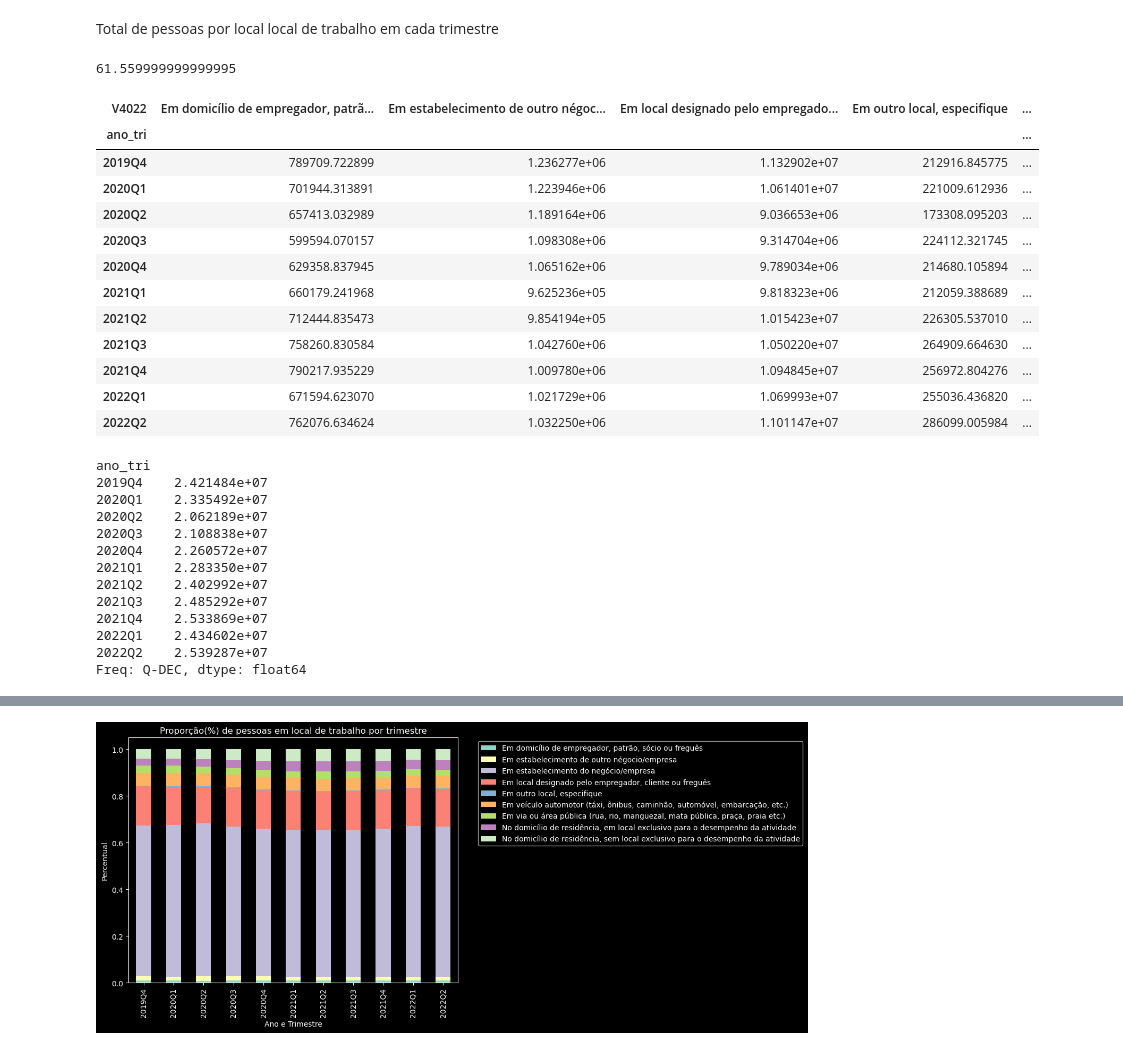
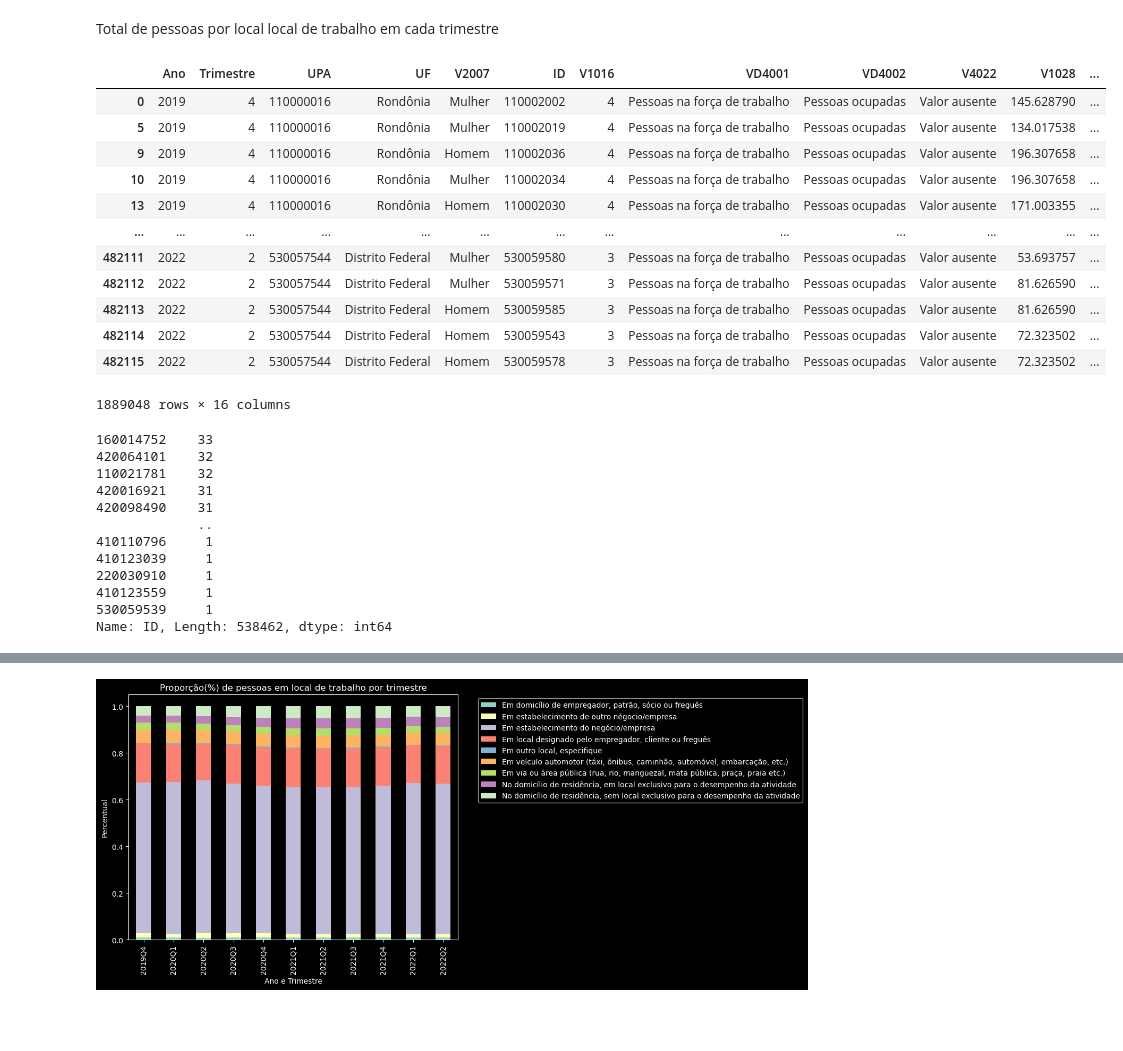
Before and after one commit to msbrasil/Mercado-de-Trabalho-Remoto, a Jupyter notebook: Local de Trabalho.ipynb, the cells around one changed output, grey strips where cells are left out. Cells and saved outputs as stored; diff of their text form; code cells hidden in the pictures; blank space fills up the shorter version.

```diff
--- a/Local de Trabalho.ipynb
+++ b/Local de Trabalho.ipynb
@@ -241,39 +296,5 @@ local_trabalho_expandido
 | 2022Q2 | 463362.0 | 679960.0 | 7187311.0 | 169539.0 | ... |
 # %% [markdown]
 Total de pessoas por local local de trabalho em cada trimestre
-# %%
-108*0.57
-# %% [output]
-61.559999999999995
-# %%
-local_trabalho
-# %% [output]
-| V4022 | Em domicílio de empregador, patrã... | Em estabelecimento de outro négoc... | Em local designado pelo empregado... | Em outro local, especifique | ... |
-| ano_tri |  |  |  |  | ... |
-| 2019Q4 | 789709.722899 | 1.236277e+06 | 1.132902e+07 | 212916.845775 | ... |
-| 2020Q1 | 701944.313891 | 1.223946e+06 | 1.061401e+07 | 221009.612936 | ... |
-| 2020Q2 | 657413.032989 | 1.189164e+06 | 9.036653e+06 | 173308.095203 | ... |
-| 2020Q3 | 599594.070157 | 1.098308e+06 | 9.314704e+06 | 224112.321745 | ... |
-| 2020Q4 | 629358.837945 | 1.065162e+06 | 9.789034e+06 | 214680.105894 | ... |
-| 2021Q1 | 660179.241968 | 9.625236e+05 | 9.818323e+06 | 212059.388689 | ... |
-| 2021Q2 | 712444.835473 | 9.854194e+05 | 1.015423e+07 | 226305.537010 | ... |
-| 2021Q3 | 758260.830584 | 1.042760e+06 | 1.050220e+07 | 264909.664630 | ... |
-| 2021Q4 | 790217.935229 | 1.009780e+06 | 1.094845e+07 | 256972.804276 | ... |
-| 2022Q1 | 671594.623070 | 1.021729e+06 | 1.069993e+07 | 255036.436820 | ... |
-| 2022Q2 | 762076.634624 | 1.032250e+06 | 1.101147e+07 | 286099.005984 | ... |
 # %%
-local_trabalho.sum(axis=1)
+total_ocupadas = pd.DataFrame(local_trabalho.sum(axis=1))
-# %% [output]
-ano_tri
-2019Q4    2.421484e+07
-2020Q1    2.335492e+07
-2020Q2    2.062189e+07
-2020Q3    2.108838e+07
-2020Q4    2.260572e+07
-2021Q1    2.283350e+07
-2021Q2    2.402992e+07
-2021Q3    2.485292e+07
-2021Q4    2.533869e+07
-2022Q1    2.434602e+07
-2022Q2    2.539287e+07
-Freq: Q-DEC, dtype: float64
@@ -279,0 +306,31 @@ Freq: Q-DEC, dtype: float64
+# %%
+forca_trabalho_ocupada
+# %% [output]
+|  | Ano | Trimestre | UPA | UF | V2007 | ID | V1016 | VD4001 | VD4002 | V4022 | V1028 | ... |
+| 0 | 2019 | 4 | 110000016 | Rondônia | Mulher | 110002002 | 4 | Pessoas na força de trabalho | Pessoas ocupadas | Valor ausente | 145.628790 | ... |
+| 5 | 2019 | 4 | 110000016 | Rondônia | Mulher | 110002019 | 4 | Pessoas na força de trabalho | Pessoas ocupadas | Valor ausente | 134.017538 | ... |
+| 9 | 2019 | 4 | 110000016 | Rondônia | Homem | 110002036 | 4 | Pessoas na força de trabalho | Pessoas ocupadas | Valor ausente | 196.307658 | ... |
+| 10 | 2019 | 4 | 110000016 | Rondônia | Mulher | 110002034 | 4 | Pessoas na força de trabalho | Pessoas ocupadas | Valor ausente | 196.307658 | ... |
+| 13 | 2019 | 4 | 110000016 | Rondônia | Homem | 110002030 | 4 | Pessoas na força de trabalho | Pessoas ocupadas | Valor ausente | 171.003355 | ... |
+| ... | ... | ... | ... | ... | ... | ... | ... | ... | ... | ... | ... | ... |
+| 482111 | 2022 | 2 | 530057544 | Distrito Federal | Mulher | 530059580 | 3 | Pessoas na força de trabalho | Pessoas ocupadas | Valor ausente | 53.693757 | ... |
+| 482112 | 2022 | 2 | 530057544 | Distrito Federal | Mulher | 530059571 | 3 | Pessoas na força de trabalho | Pessoas ocupadas | Valor ausente | 81.626590 | ... |
+| 482113 | 2022 | 2 | 530057544 | Distrito Federal | Homem | 530059585 | 3 | Pessoas na força de trabalho | Pessoas ocupadas | Valor ausente | 81.626590 | ... |
+| 482114 | 2022 | 2 | 530057544 | Distrito Federal | Homem | 530059543 | 3 | Pessoas na força de trabalho | Pessoas ocupadas | Valor ausente | 72.323502 | ... |
+| 482115 | 2022 | 2 | 530057544 | Distrito Federal | Homem | 530059578 | 3 | Pessoas na força de trabalho | Pessoas ocupadas | Valor ausente | 72.323502 | ... |
+1889048 rows × 16 columns
+# %%
+forca_trabalho_ocupada['ID'].value_counts()
+# %% [output]
+160014752    33
+420064101    32
+110021781    32
+420016921    31
+420098490    31
+             ..
+410110796     1
+410123039     1
+220030910     1
+410123559     1
+530059539     1
+Name: ID, Length: 538462, dtype: int64
```
Also changed, not shown: parts of 19 cells of this notebook, 1 other file.
